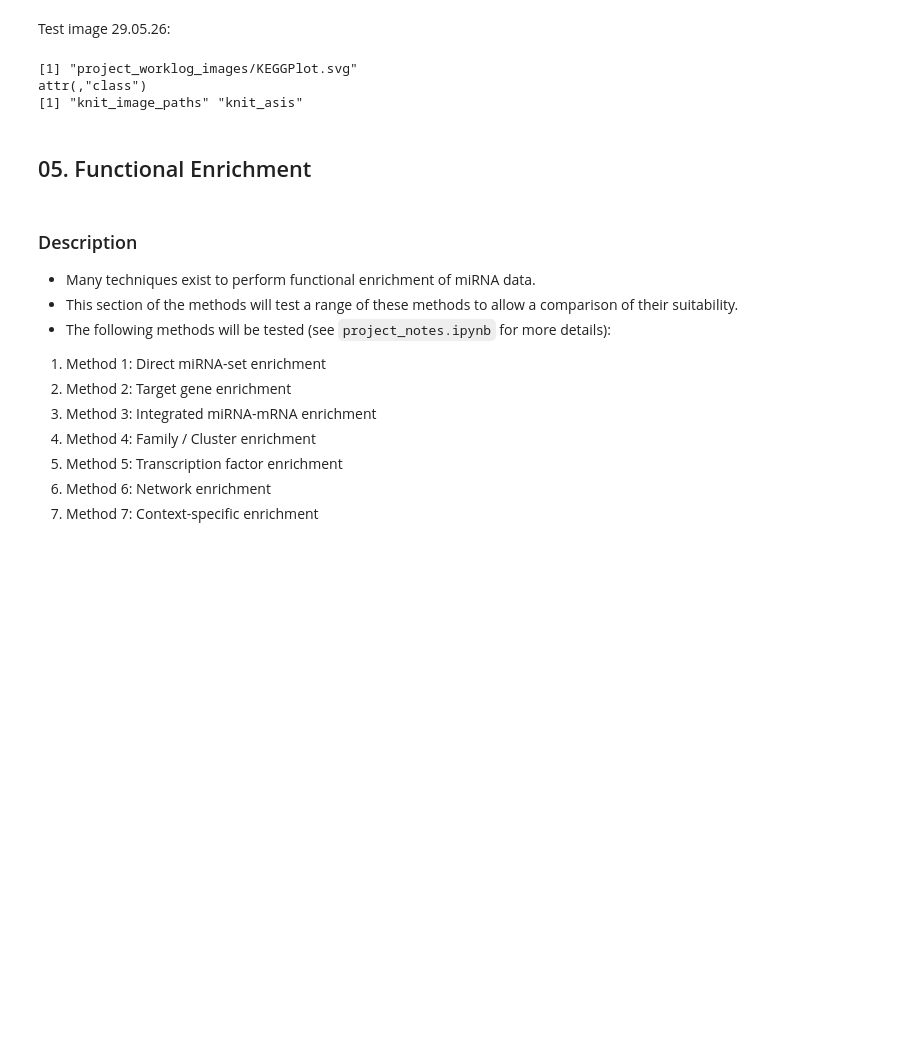
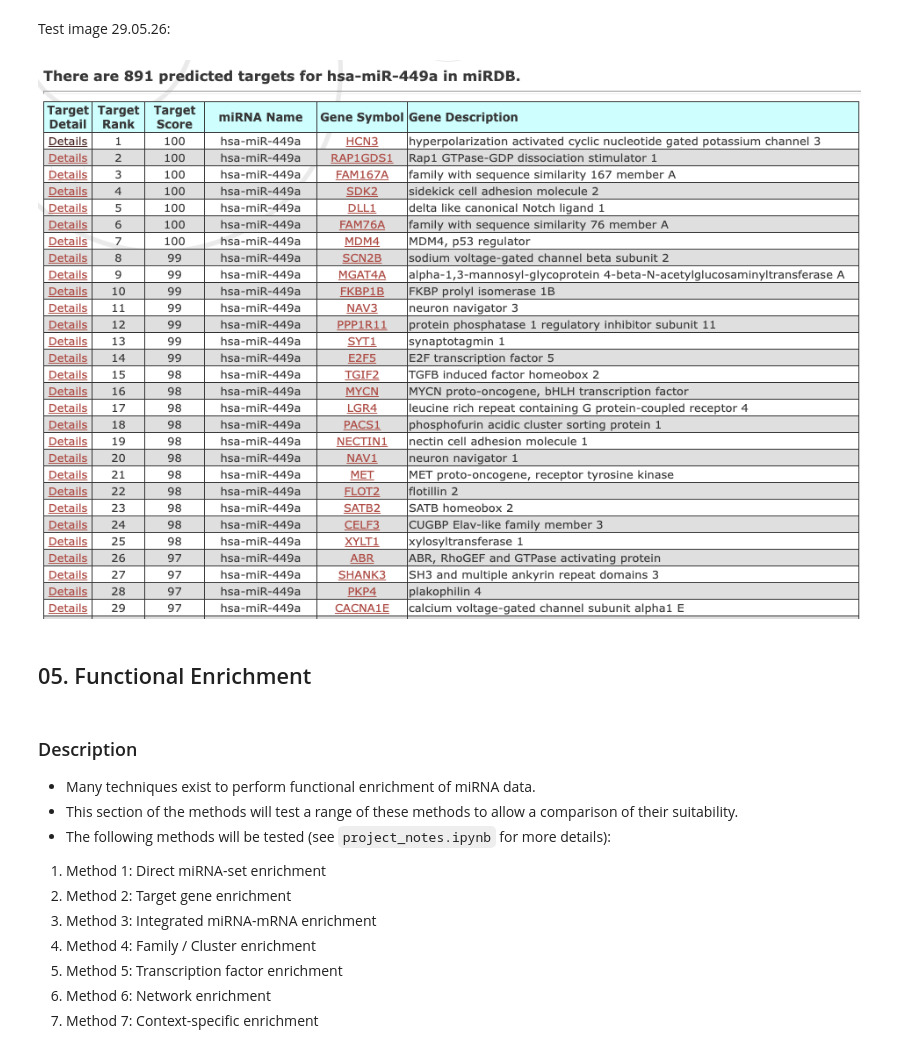
Before and after one commit to CJ770411/L4137_HBEC_EV_Transcriptomics-Project, a Jupyter notebook: 01_Protease/docs/notebooks/worklog/project_worklog.ipynb, the cells around one changed output. Saved outputs shown, nothing was run; the diff lists cells and outputs as text; code cells hidden in the pictures; blank space fills up the shorter version.

Commit message:
Using 'IRdisplay' package and 'display_png(file = {file}.png' command to embed test image in notebook

```diff
--- a/01_Protease/docs/notebooks/worklog/project_worklog.ipynb
+++ b/01_Protease/docs/notebooks/worklog/project_worklog.ipynb
@@ -1076,11 +1076,10 @@ Identify gene targets for significantly differentially expressed genes and perfo
 # %% [markdown]
 Test image 29.05.26:
 # %%
-knitr::include_graphics("project_worklog_images/KEGGPlot.svg")
+library(IRdisplay)
+display_png(file = "project_worklog_images/miRDB_example_query.png")
 # %% [output]
-[1] "project_worklog_images/KEGGPlot.svg"
-attr(,"class")
-[1] "knit_image_paths" "knit_asis"
+[figure, added]
 # %% [markdown]
 ## 05. Functional Enrichment
 # %% [markdown]
```
